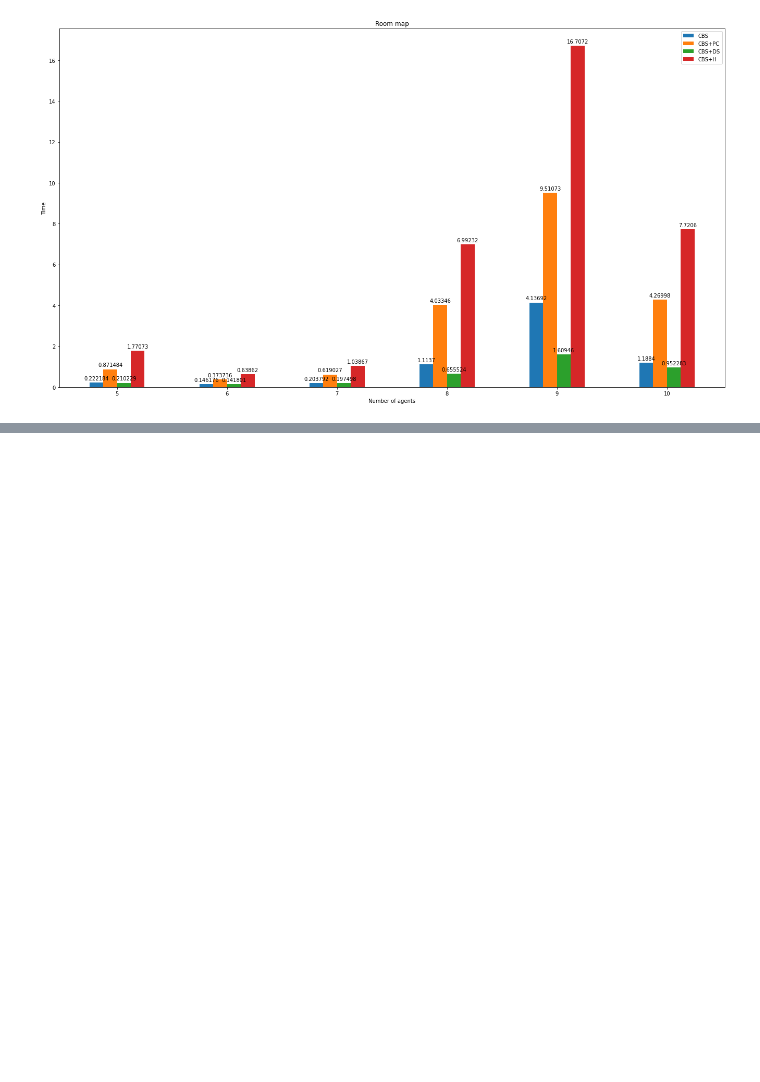
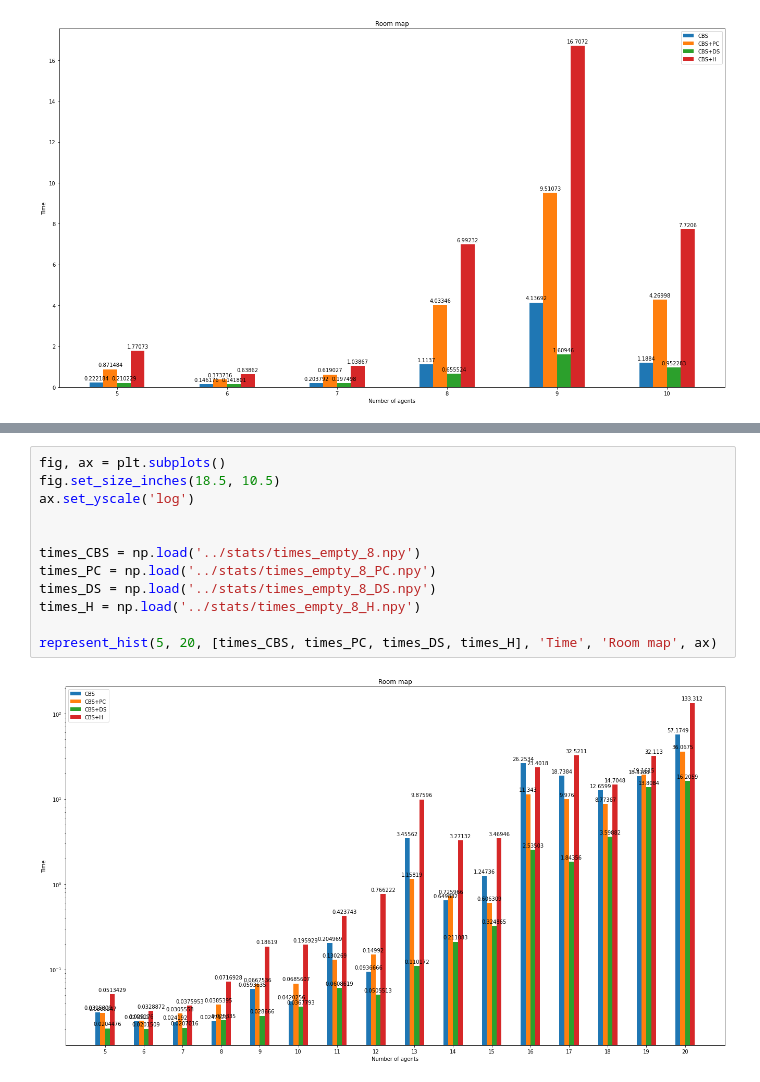
Before and after one commit to egdegd/Conflict-based-search, a Jupyter notebook: measurements/Measurements.ipynb, the cells around one changed output, grey strips where cells are left out. Drawn from its saved outputs; the diff is of its cells as text; blank space fills up the shorter version.

```diff
--- a/measurements/Measurements.ipynb
+++ b/measurements/Measurements.ipynb
@@ -141,0 +168,14 @@ represent_hist(5, 10, [times_CBS, times_PC, times_DS, times_H], 'Time', 'Room ma
+# %%
+fig, ax = plt.subplots()
+fig.set_size_inches(18.5, 10.5)
+ax.set_yscale('log')
+
+
+times_CBS = np.load('../stats/times_empty_8.npy')
+times_PC = np.load('../stats/times_empty_8_PC.npy')
+times_DS = np.load('../stats/times_empty_8_DS.npy')
+times_H = np.load('../stats/times_empty_8_H.npy')
+
+represent_hist(5, 20, [times_CBS, times_PC, times_DS, times_H], 'Time', 'Room map', ax)
+# %% [output]
+[figure, added]
```
Also changed, not shown: parts of 3 cells of this notebook, 17 other files.
